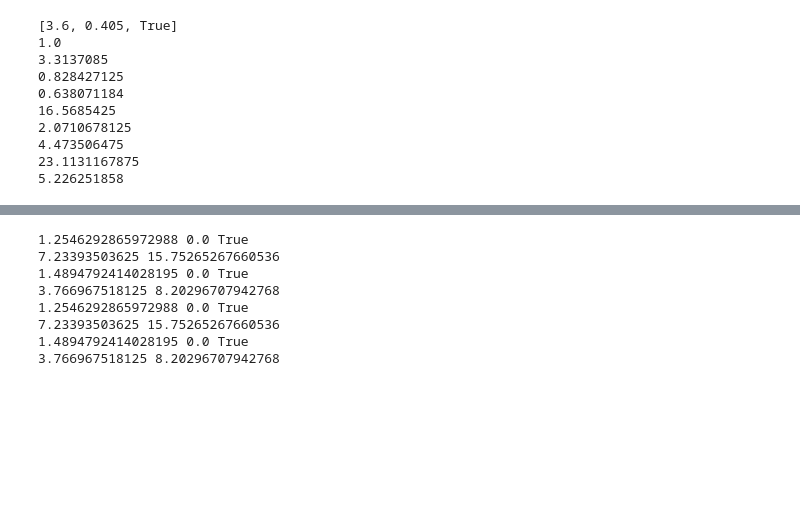
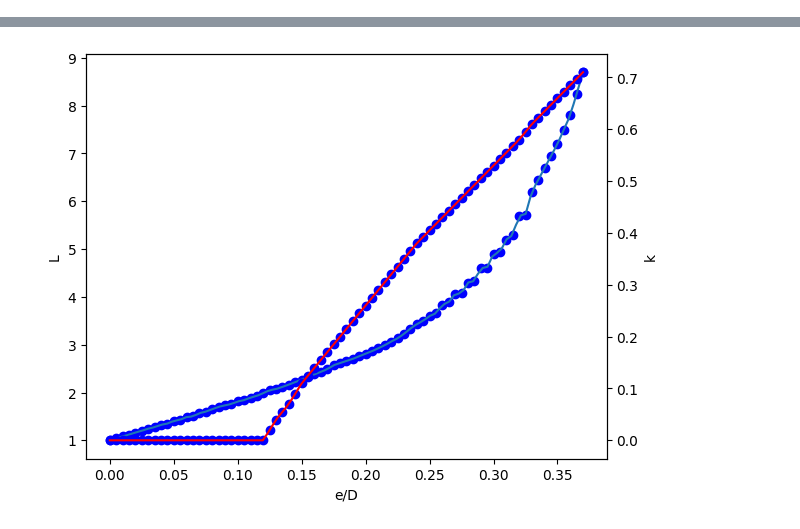
Before and after one commit to vsharma2430/ODS, a Jupyter notebook: VERTVES.ipynb, the cells around one changed output, grey strips where cells are left out. Drawn from its saved outputs; the diff is of its cells as text; code cells hidden in the pictures; blank space fills up the shorter version.

Commit message:
Report improved , nomograph added to markdown , Object prpoerties table markdown created

```diff
--- a/VERTVES.ipynb
+++ b/VERTVES.ipynb
@@ -7,6 +7,7 @@
 import math
 import os
 import markdown2
+
 #custom imports
 from equipment import equipment
 from foundation import open_foundation,surroundings
@@ -14,7 +15,7 @@ from object_threeD import object_3d,shape_octagon
 from material import concrete,soil,calculate_sbc_gross
 from load import vessel_load,load_data
 from load_combination import factored_load,load_combination
-from nomograph import nomomgraph_value_octagon_diagonal
+from nomograph import nomomgraph_value_octagon_diagonal,print_octagon_nomograph
 
 report_html = open("Report/vertes_report.html", "w")
 report_html_list = ["<html><head><link rel=\"stylesheet\" href=\"styles.css\"></head><body>"]
@@ -28,15 +29,6 @@ report_html_list.append(markdown2.markdown("###GEOMETRY"))
 
 pedestal = object_3d("octagon",pedestal_side)
 foundation = object_3d("octagon",foundation_side)
-
-report_html_list.append(markdown2.markdown("###PEDESTAL"))
-report_html_list.append(markdown2.markdown("* Shape : " + str(pedestal.shape_name)))
-report_html_list.append(markdown2.markdown("* Dimension : " + str(pedestal_side)))
-
-report_html_list.append(markdown2.markdown("###FOUNDATION"))
-report_html_list.append(markdown2.markdown("* Shape : " + str(foundation.shape_name)))
-report_html_list.append(markdown2.markdown("* Dimension : " + str(foundation_side)))
-
 
 pedestal.material = concrete
 pedestal.top_elevation = 3.0
@@ -59,7 +51,7 @@ weight_of_pedestal = openFoundation.pedestal.weight()
 foundation_area = openFoundation.foundation.shape_object.area()
 pedestal_area = openFoundation.pedestal.shape_object.area()
 soil_area = max(foundation_area - pedestal_area,0)
-foundation_section_modulus = openFoundation.foundation.shape_object.section_modulus()
+foundation_section_modulus = openFoundation.foundation.shape_object.section_modulus_major()
 
 soil_height = max(surroundings.natural_ground_level - openFoundation.foundation.bottom_elevation,0)
 weight_of_soil = soil_area * soil_height * soil.density
@@ -67,26 +59,17 @@ shear_lever = openFoundation.pedestal.top_elevation - openFoundation.foundation.
 weight_total = weight_of_soil + weight_of_footing + weight_of_pedestal
 foundation_width = openFoundation.foundation.shape_object.side * shape_octagon.side_diameter_factor
 
-print(sbc_net)
-print(foundation_area)
-print(pedestal_area)
-print(foundation_section_modulus)
-print(weight_of_footing)
-print(weight_of_pedestal)
-print(weight_of_soil)
-print(weight_total)
-print(foundation_width)
+report_html_list.append(markdown2.markdown("####PEDESTAL"))
+report_html_list.extend(openFoundation.pedestal.properties_report())
+
+report_html_list.append(markdown2.markdown("####FOUNDATION"))
+report_html_list.extend(openFoundation.foundation.properties_report())
+
+report_html_list.append(markdown2.markdown("####SOIL"))
+#REPORT SOIL DATA
+
+report_html_list.append(markdown2.markdown("###SITE"))
+#REPORT SURROUDINGS DATA
-# %% [output]
-[3.6, 0.405, True]
-1.0
-3.3137085
-0.828427125
-0.638071184
-16.5685425
-2.0710678125
-4.473506475
-23.1131167875
-5.226251858
 # %% [markdown]
 <div>
 <img src="./images/octagon_nomograph.png" width="800"/>
@@ -124,43 +107,41 @@ inbuilt_load_combinations.append(inbuilt_load_combination_2)
 inbuilt_load_combinations.append(inbuilt_load_combination_3)
 inbuilt_load_combinations.append(inbuilt_load_combination_4)
 
+print_octagon_nomograph()
+
+report_html_list.append(markdown2.markdown("###LOADS"))
+report_html_list.append(markdown2.markdown("###NOMOGRAPH"))
+report_html_list.append(markdown2.markdown("![Nomograph](nomograph.png)"))
+report_html_list.append(markdown2.markdown("###LOAD COMBINATIONS AND CALCULATIONS"))
+
 sbc_gross : dict = {}
 for i in range(len(inbuilt_load_combinations)):
     inbuilt_load_combinations_i : load_combination = inbuilt_load_combinations[i]
     inbuilt_load_combinations_i.calculate_total_load()
     sbc_gross_i = calculate_sbc_gross(sbc_net,surroundings.natural_ground_level,openFoundation.foundation.bottom_elevation,surroundings.water_level,soil.density,soil.sub_water_density,inbuilt_load_combinations_i.sbc_increase)
     sbc_gross[inbuilt_load_combinations_i.load_ID] = sbc_gross_i
 
     axial_i = inbuilt_load_combinations_i.factored_loads_total.axial + weight_total
     shear_i = inbuilt_load_combinations_i.factored_loads_total.shear
     moment_i = inbuilt_load_combinations_i.factored_loads_total.moment + abs(shear_i * shear_lever)
     eccentricity_i = moment_i/axial_i
     e_dividedBy_D_i = eccentricity_i/foundation_width
 
     L_i,k_i,within_nomograph = nomomgraph_value_octagon_diagonal(e_dividedBy_D_i)
     pmax_i = axial_i / foundation_area + moment_i / foundation_section_modulus
     pmin_i = axial_i / foundation_area - moment_i / foundation_section_modulus
 
     if(pmin_i<0):
         pmax_i = L_i * axial_i / foundation_area
         pmin_i = 0
 
     FOSO_i = axial_i * soil.property.coeff_friction / shear_i
     FOSS_i = axial_i * foundation_width / 2 / moment_i
 
     #WITHIN NOMOGRAPH CHECK, FOSS CHECK, FOSO CHECK , CONTACT AREA CHECK , NO TENSION CHECK
-    print(str(L_i) + " " + str(k_i) + " " + str(within_nomograph))
-    print(str(FOSO_i) + " " + str(FOSS_i))
 
 report_html_list.append("</html></body>")
 report_html.writelines(report_html_list)
 report_html.close()
 # %% [output]
-1.2546292865972988 0.0 True
-7.23393503625 15.75265267660536
-1.4894792414028195 0.0 True
-3.766967518125 8.20296707942768
-1.2546292865972988 0.0 True
-7.23393503625 15.75265267660536
-1.4894792414028195 0.0 True
-3.766967518125 8.20296707942768
+[figure, added]
```
Also changed, not shown: 4 other files.
